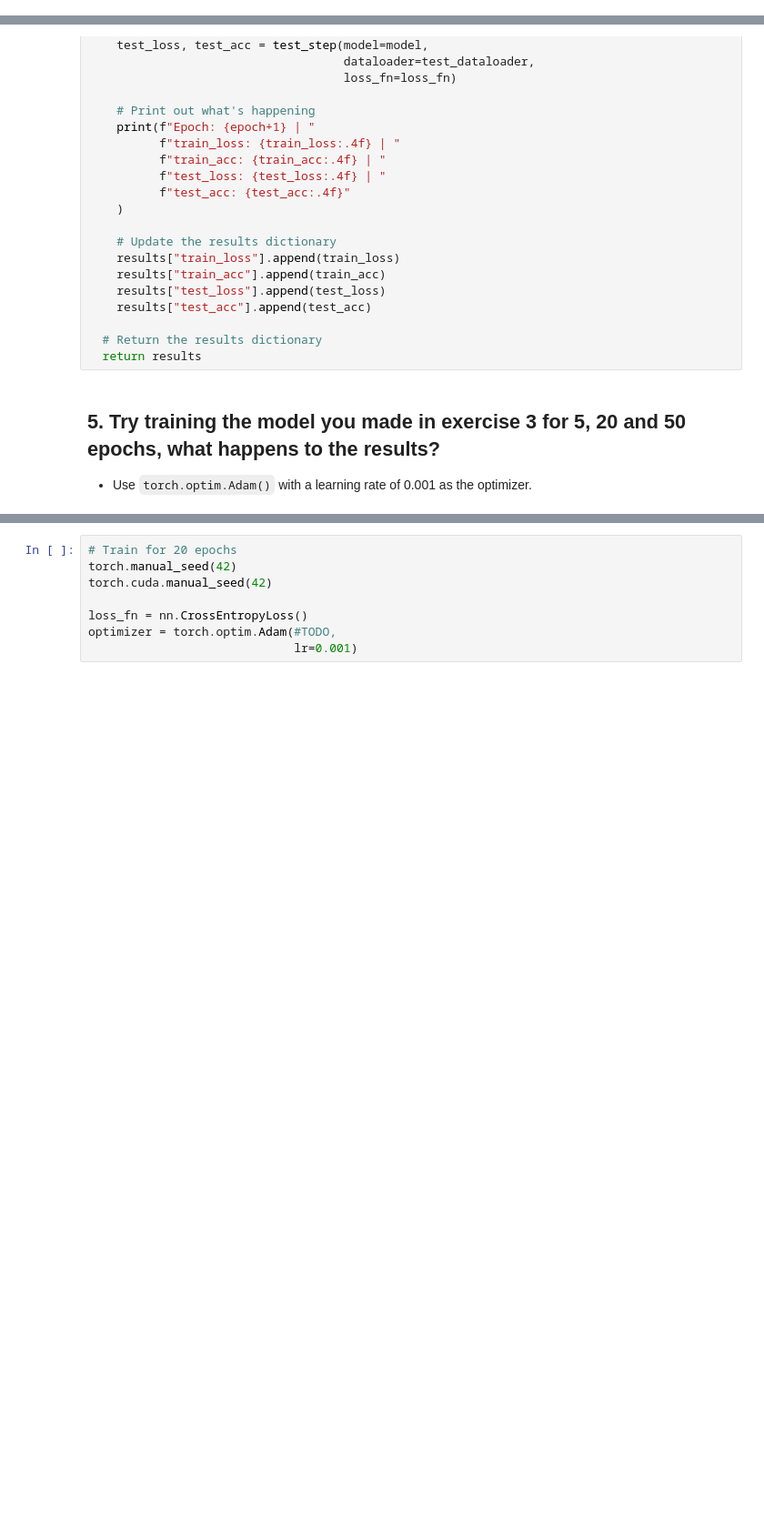
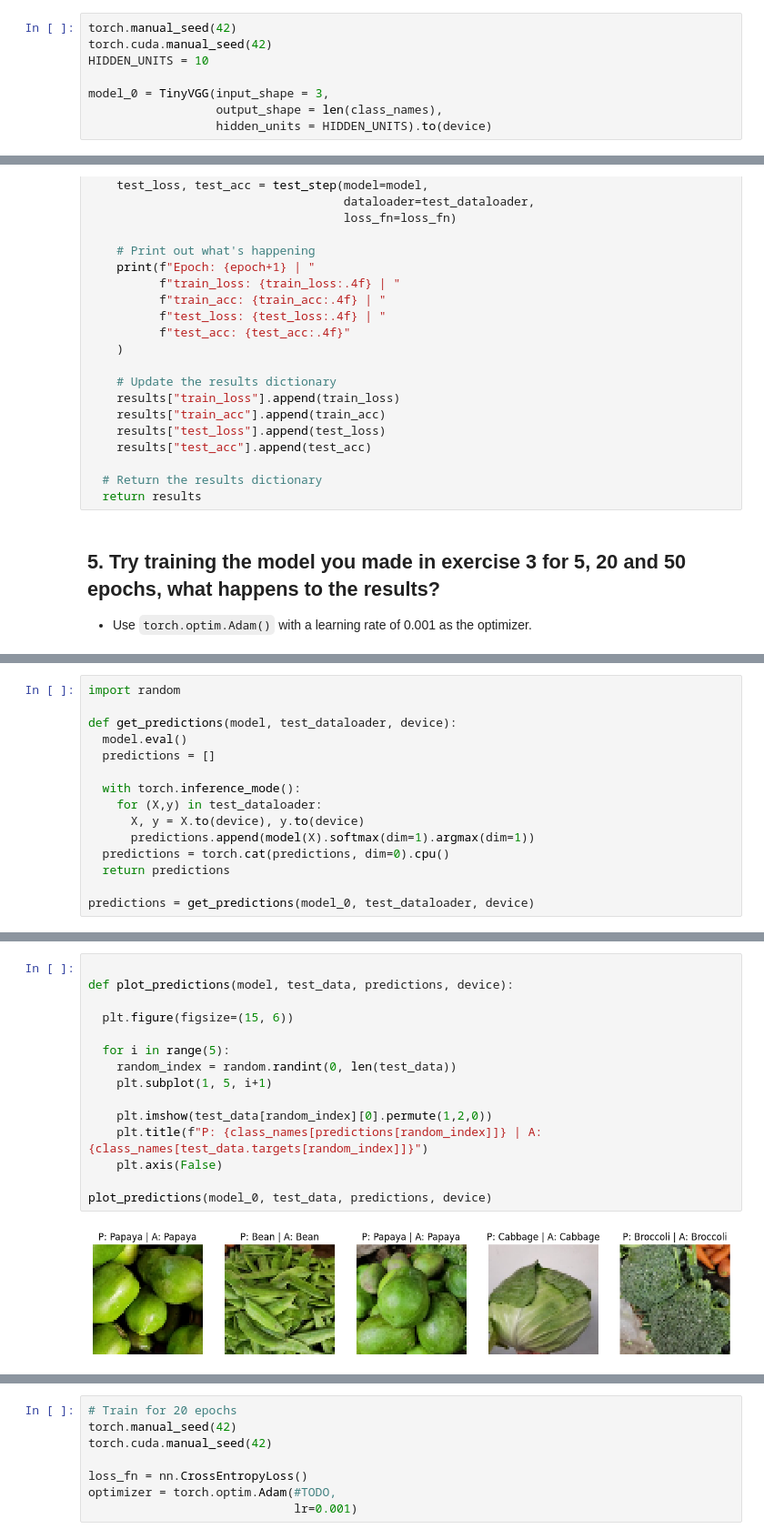
Before and after one commit to TerryTian21/PyTorch-Practice, a Jupyter notebook: Vegetable_Classification.ipynb, the cells around one changed output, grey strips where cells are left out. Shown at 91% size. Drawn from its saved outputs; the diff is of its cells as text; blank space fills up the shorter version.

```diff
--- a/Vegetable_Classification.ipynb
+++ b/Vegetable_Classification.ipynb
@@ -310,3 +358,11 @@ test_dataloader = DataLoader(dataset=test_data,
+# %%
+torch.manual_seed(42)
+torch.cuda.manual_seed(42)
+HIDDEN_UNITS = 10
+
+model_0 = TinyVGG(input_shape = 3,
+                  output_shape = len(class_names),
+                  hidden_units = HIDDEN_UNITS).to(device)
 # %% [markdown]
 ## 4. Create training and testing functions for `model_0`.
 # %%
@@ -428,0 +567,15 @@ optimizer = torch.optim.Adam(#TODO,
+# %%
+import random
+
+def get_predictions(model, test_dataloader, device):
+  model.eval()
+  predictions = []
+
+  with torch.inference_mode():
+    for (X,y) in test_dataloader:
+      X, y = X.to(device), y.to(device)
+      predictions.append(model(X).softmax(dim=1).argmax(dim=1))
+  predictions = torch.cat(predictions, dim=0).cpu()
+  return predictions
+
+predictions = get_predictions(model_0, test_dataloader, device)
@@ -428,0 +602,17 @@ optimizer = torch.optim.Adam(#TODO,
+# %%
+
+def plot_predictions(model, test_data, predictions, device):
+
+  plt.figure(figsize=(15, 6))
+
+  for i in range(5):
+    random_index = random.randint(0, len(test_data))
+    plt.subplot(1, 5, i+1)
+
+    plt.imshow(test_data[random_index][0].permute(1,2,0))
+    plt.title(f"P: {class_names[predictions[random_index]]} | A: {class_names[test_data.targets[random_index]]}")
+    plt.axis(False)
+
+plot_predictions(model_0, test_data, predictions, device)
+# %% [output]
+[figure, added]
```
Also changed, not shown: parts of 26 cells of this notebook.
